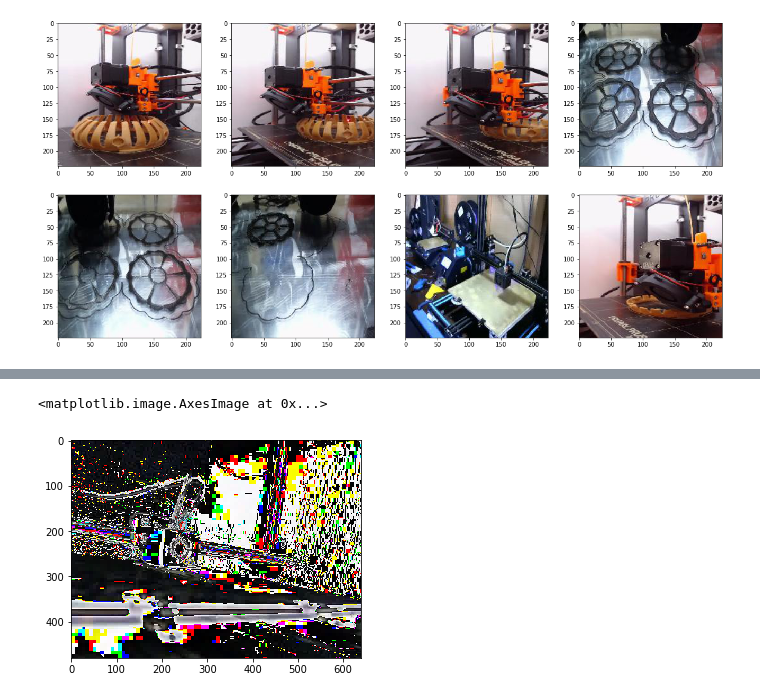
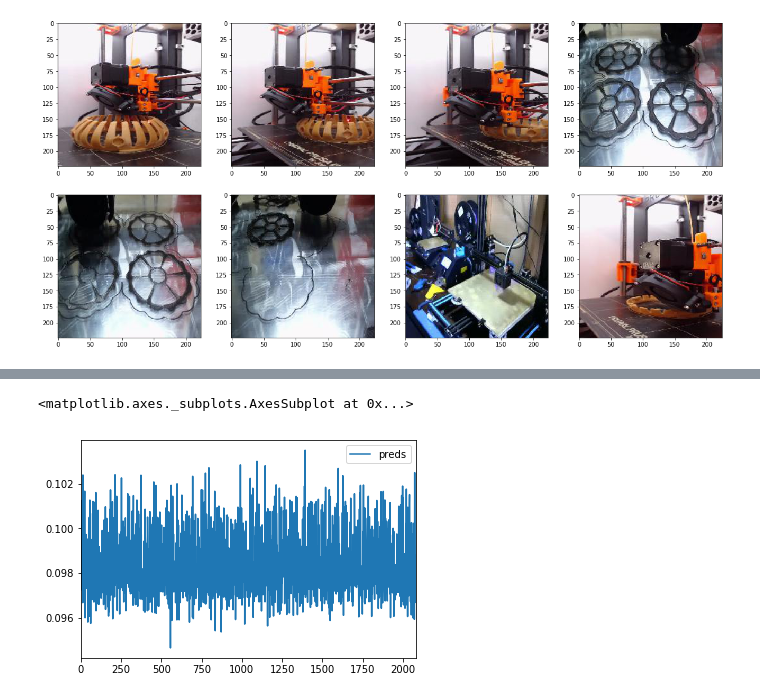
Before and after one commit to test-v1/notebooks-1, a Jupyter notebook: 3dprinting/validation.ipynb, the cells around one changed output, grey strips where cells are left out. Drawn from its saved outputs; the diff is of its cells as text; code cells hidden in the pictures.

```diff
--- a/3dprinting/validation.ipynb
+++ b/3dprinting/validation.ipynb
@@ -89,13 +90,11 @@ imgs = np.asarray(list(map(load_image, jpgs)))
 # %%
-folder = 'val/spaghetti/'
+folder = 'val/worst/'
 jpgs = glob.glob(folder + prefix + '-*.jpg')
 imgs = np.asarray(list(map(load_image, jpgs)))
 
 preds = model.predict(imgs)
 df = pd.DataFrame(dict(preds=preds[:,1]))
 df.plot()
+# %% [output]
+<matplotlib.axes._subplots.AxesSubplot at 0x...>
+[figure, added]
-# %%
-plt.imshow(imgs[301] - imgs[300])
-# %% [output]
-<matplotlib.image.AxesImage at 0x...>
-[figure, removed]
```
Also changed, not shown: parts of 3 cells of this notebook.
